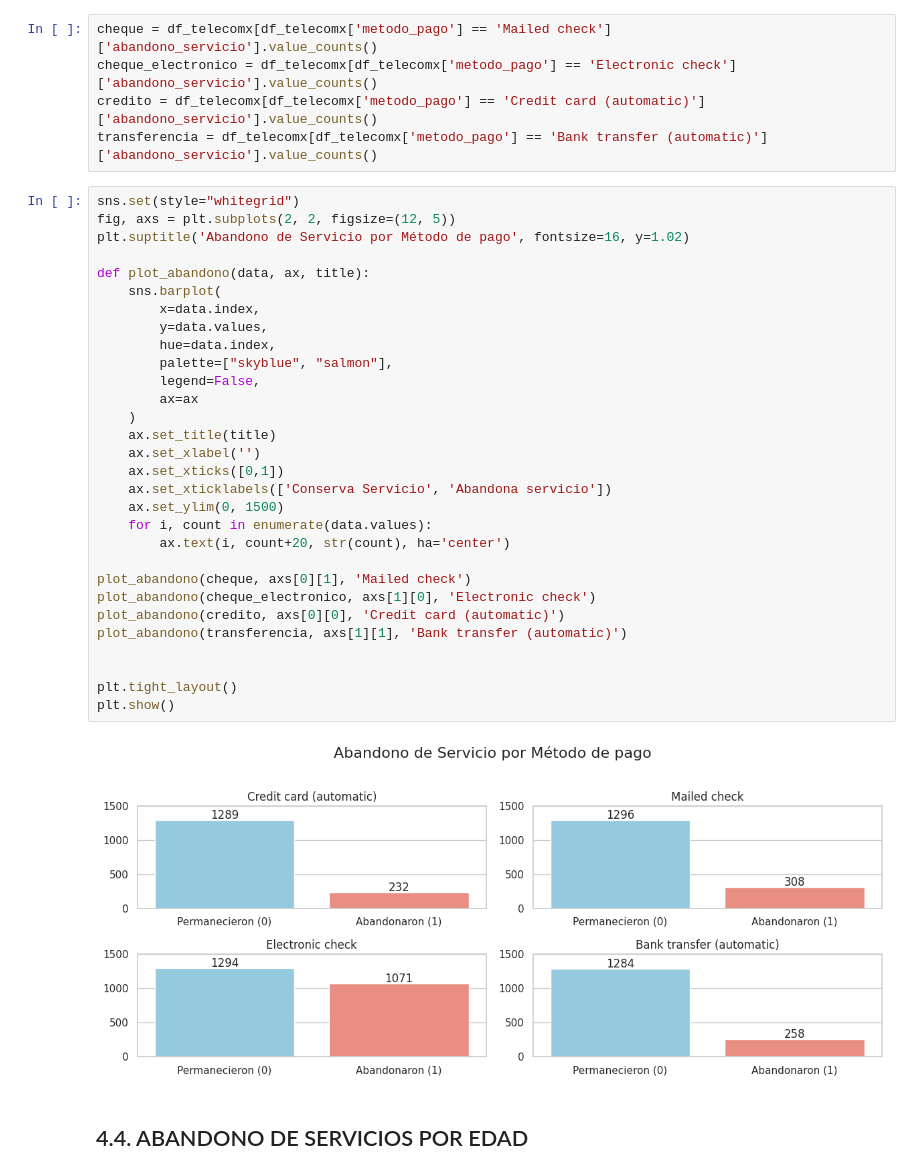
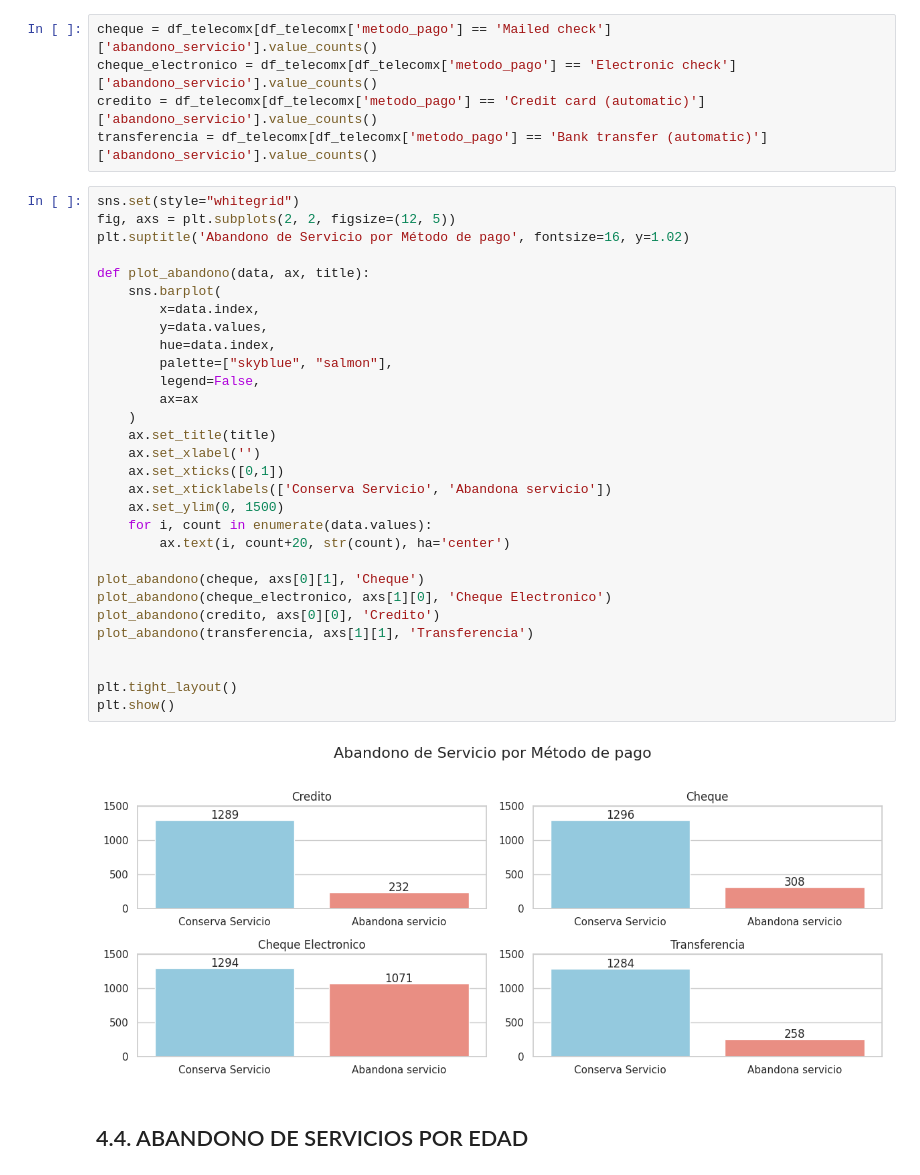
Before and after one commit to JoseIng-EO/challenge2-data-science-telecom-x, a Jupyter notebook: TelecomX_LATAM.ipynb, the cells around one changed output. Saved outputs shown, nothing was run; the diff lists cells and outputs as text.

```diff
--- a/TelecomX_LATAM.ipynb
+++ b/TelecomX_LATAM.ipynb
@@ -513,35 +513,35 @@ transferencia = df_telecomx[df_telecomx['metodo_pago'] == 'Bank transfer (automa
 # %%
 sns.set(style="whitegrid")
 fig, axs = plt.subplots(2, 2, figsize=(12, 5))
 plt.suptitle('Abandono de Servicio por Método de pago', fontsize=16, y=1.02)
 
 def plot_abandono(data, ax, title):
     sns.barplot(
         x=data.index,
         y=data.values,
         hue=data.index,
         palette=["skyblue", "salmon"],
         legend=False,
         ax=ax
     )
     ax.set_title(title)
     ax.set_xlabel('')
     ax.set_xticks([0,1])
     ax.set_xticklabels(['Conserva Servicio', 'Abandona servicio'])
     ax.set_ylim(0, 1500)
     for i, count in enumerate(data.values):
         ax.text(i, count+20, str(count), ha='center')
 
-plot_abandono(cheque, axs[0][1], 'Mailed check')
-plot_abandono(cheque_electronico, axs[1][0], 'Electronic check')
-plot_abandono(credito, axs[0][0], 'Credit card (automatic)')
-plot_abandono(transferencia, axs[1][1], 'Bank transfer (automatic)')
+plot_abandono(cheque, axs[0][1], 'Cheque')
+plot_abandono(cheque_electronico, axs[1][0], 'Cheque Electronico')
+plot_abandono(credito, axs[0][0], 'Credito')
+plot_abandono(transferencia, axs[1][1], 'Transferencia')
 
 
 plt.tight_layout()
 plt.show()
 # %% [output]
-[figure, old version]
+[figure, new version]
 # %% [markdown]
 ## 4.4. ABANDONO DE SERVICIOS POR EDAD
 # %%
```
Also changed, not shown: parts of 4 cells of this notebook.
